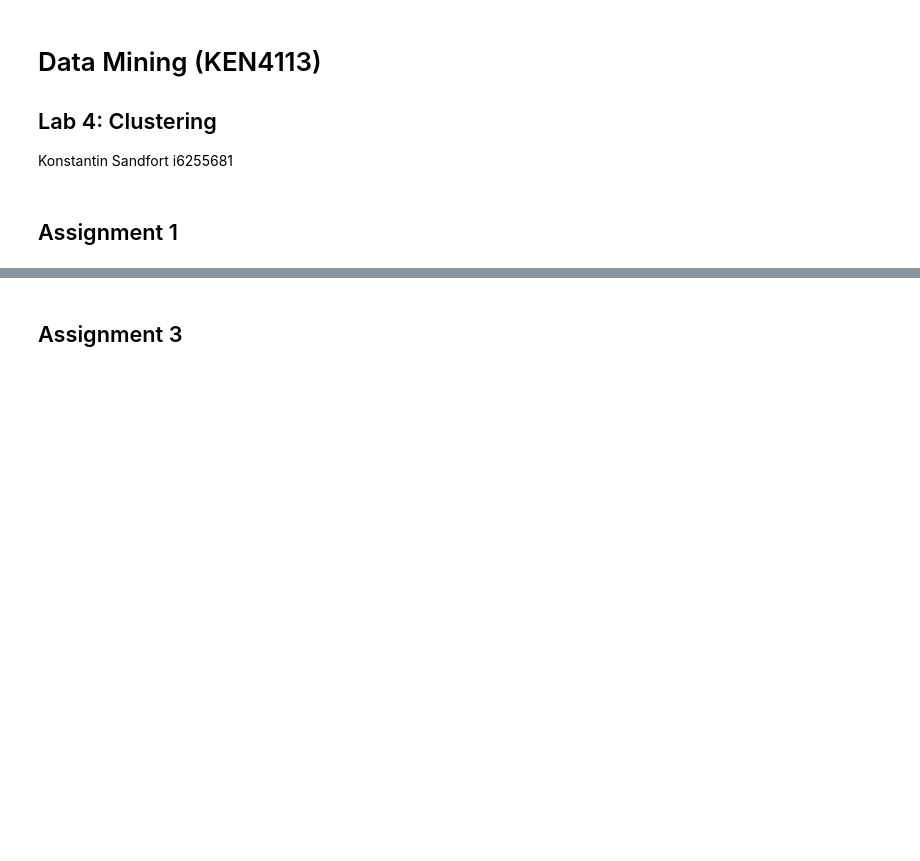
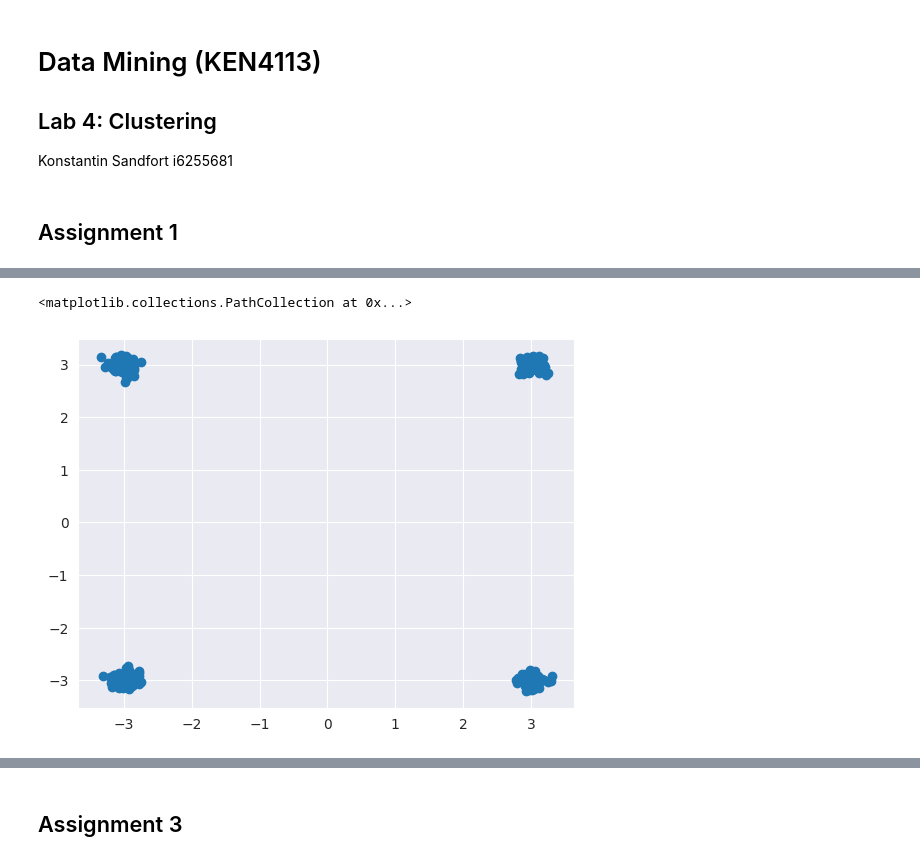
Before and after one commit to KSandfort/data_mining_course, a Jupyter notebook: lab4/lab4.ipynb, the cells around one changed output, grey strips where cells are left out. Drawn from its saved outputs; the diff is of its cells as text; code cells hidden in the pictures; blank space fills up the shorter version.

```diff
--- a/lab4/lab4.ipynb
+++ b/lab4/lab4.ipynb
@@ -92,0 +92,8 @@ Text(0, 0.5, 'SSE')
+# %%
+# (d) New Standard Deviation
+X, y = make_blobs(n_samples=300, centers=centers, cluster_std=0.1, random_state=None)
+# Plot
+plt.scatter(X[:, 0], X[:, 1])
+# %% [output]
+<matplotlib.collections.PathCollection at 0x...>
+[figure, added]
```
Also changed, not shown: parts of 18 cells of this notebook.
